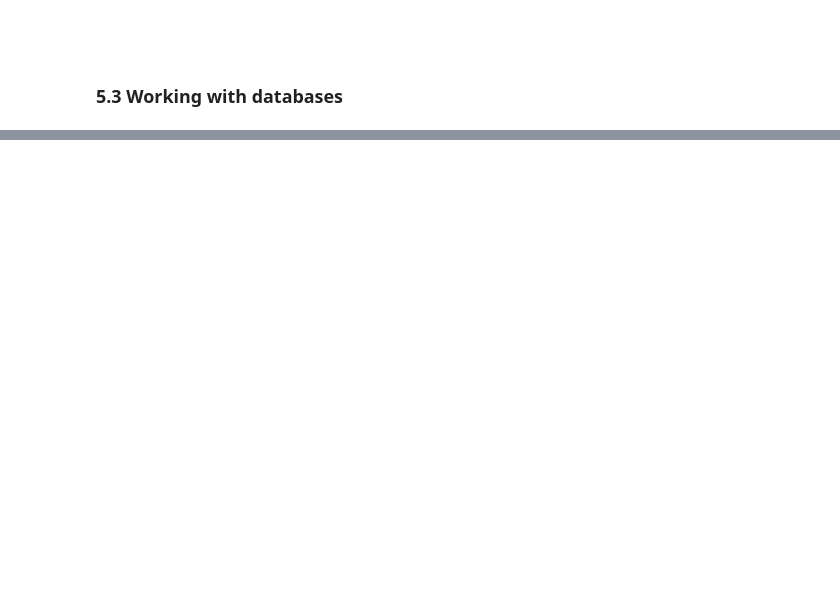
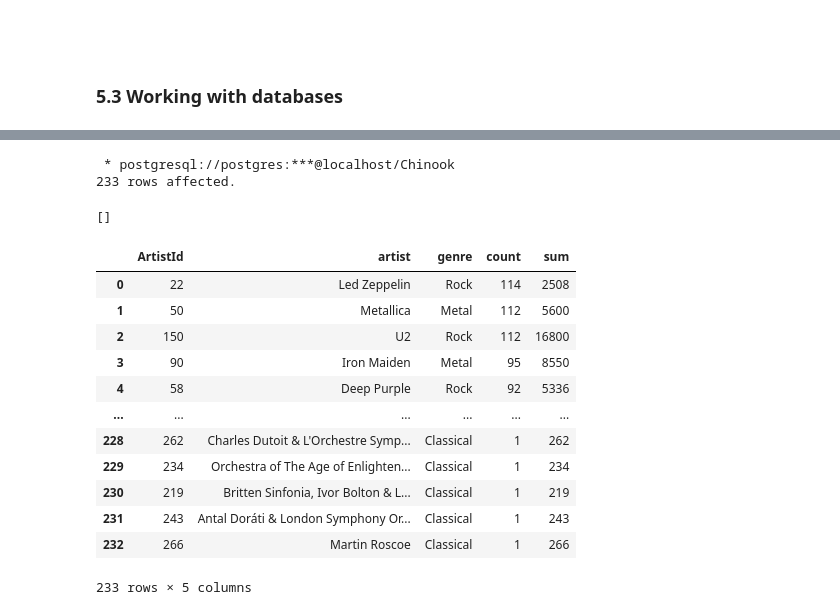
Before and after one commit to JavierConde1976/LSE_DA201_Week_5_Demonstration, a Jupyter notebook: LSE_DA201_Week_5_Demonstration.ipynb, the cells around one changed output, grey strips where cells are left out. Cells and saved outputs as stored; diff of their text form; code cells hidden in the pictures; blank space fills up the shorter version.

```diff
--- a/LSE_DA201_Week_5_Demonstration.ipynb
+++ b/LSE_DA201_Week_5_Demonstration.ipynb
@@ -1259,0 +1485,37 @@ RT @MichaelHincks: I think closing the roof two games before Kyrgios *could* win
+# %%
+%%sql
+
+CREATE TABLE most_popular_artist_genre AS
+SELECT ar."ArtistId", ar."Name" AS artist, g."Name" AS genre,
+COUNT(*),
+SUM(ar."ArtistId")
+FROM public."Artist" ar
+JOIN public."Album" al USING ("ArtistId")
+JOIN public."Track" t USING ("AlbumId")
+JOIN public."Genre" g USING ("GenreId")
+GROUP BY ar."ArtistId", artist, genre
+ORDER BY COUNT(ar."ArtistId") DESC;
+# %% [output]
+ * postgresql://postgres:***@localhost/Chinook
+233 rows affected.
+[]
+# %%
+# Create a DataFrame
+q3 = pd.read_sql('SELECT * FROM most_popular_artist_genre', engine)
+
+# View the output.
+q3
+# %% [output]
+|  | ArtistId | artist | genre | count | sum |
+| 0 | 22 | Led Zeppelin | Rock | 114 | 2508 |
+| 1 | 50 | Metallica | Metal | 112 | 5600 |
+| 2 | 150 | U2 | Rock | 112 | 16800 |
+| 3 | 90 | Iron Maiden | Metal | 95 | 8550 |
+| 4 | 58 | Deep Purple | Rock | 92 | 5336 |
+| ... | ... | ... | ... | ... | ... |
+| 228 | 262 | Charles Dutoit & L'Orchestre Symp... | Classical | 1 | 262 |
+| 229 | 234 | Orchestra of The Age of Enlighten... | Classical | 1 | 234 |
+| 230 | 219 | Britten Sinfonia, Ivor Bolton & L... | Classical | 1 | 219 |
+| 231 | 243 | Antal Doráti & London Symphony Or... | Classical | 1 | 243 |
+| 232 | 266 | Martin Roscoe | Classical | 1 | 266 |
+233 rows × 5 columns
```
Also changed, not shown: parts of 114 cells of this notebook.
